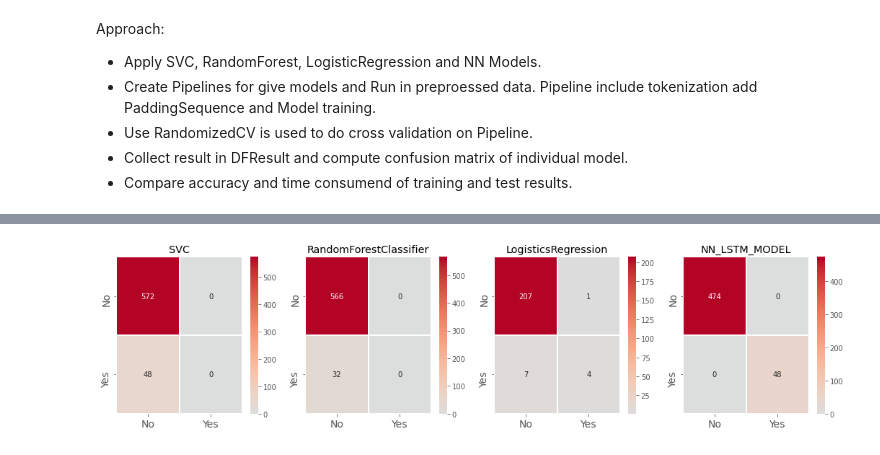
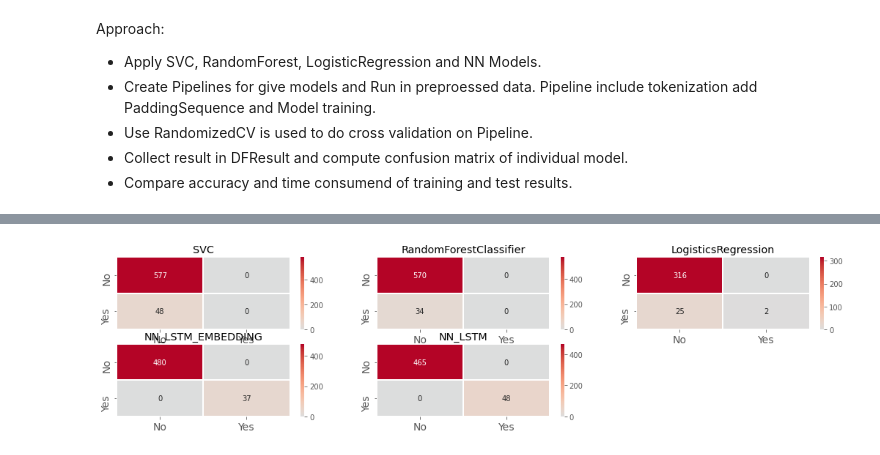
Before and after one commit to vikasktyagi0/capstone2020, a Jupyter notebook: AutomaticTicketAssignment.ipynb, the cells around one changed output, grey strips where cells are left out. Saved outputs shown, nothing was run; the diff lists cells and outputs as text; code cells hidden in the pictures.

Commit message:
Added new model (LSTM without embeddings)

```diff
--- a/AutomaticTicketAssignment.ipynb
+++ b/AutomaticTicketAssignment.ipynb
@@ -753,13 +899,14 @@ class ModelPipeline:
     return self.randomCV.score(xData, yData)
 # %%
 #NN model with LSTM and word2vec emebeddings.
-class NN_lstmModelPipeline(ModelPipeline):
+class NN_lstmEmbeddingModelPipeline(ModelPipeline):
   def getName(self):
-     return "NN_LSTM_MODEL"
+     return "NN_LSTM_EMBEDDING"
 
   def getModelParam(self):
+
     model_param = {
-        "model__epochs" : [15],
+        "model__epochs" : [25],
         "model__batch_size" : [100],
         "model__embeddingName" :  ['word2vec'],
         "model__activation": ['relu']
@@ -780,6 +927,34 @@ class NN_lstmModelPipeline(ModelPipeline):
 
   def getCallbacks(self):
     return [stop, reduce_lr]
+# %%
+class NN_lstmModelPipeline(ModelPipeline):
+  def getName(self):
+     return "NN_LSTM"
+
+  def getModelParam(self):
+
+    model_param = {
+        "model__epochs" : [25],
+        "model__batch_size" : [100],
+        "model__activation": ['relu']
+        }
+    return model_param
+
+  def createPipeline(self):
+    tokenizerTransfrmer = TokenizerTransformer()
+    tokenizerTransfrmer.fit(preprocess.X_train)
+    paddedSeq = PadSequencesTransformer(SENTENCE_LEN, PADDING_TYPE, TRUNCATE_TYPE)
+    model = NNModels(tokenizerTransfrmer)
+    nn_embedded_lstm =  KerasClassifier(build_fn=model.create_nn_lstm_model,verbose=VERBOSE )
+    pipeline = Pipeline([
+              ('tokenizer', TokenizerTransformer()),
+              ('padding', paddedSeq),
+              ('model', nn_embedded_lstm)])
+    return pipeline
+
+  def getCallbacks(self):
+    return [stop, reduce_lr]
 # %%
 #SVC
 class SVC_Pipeline(ModelPipeline):
@@ -796,7 +971,7 @@ class SVC_Pipeline(ModelPipeline):
 
   def createPipeline(self):
     paddedSeq = PadSequencesTransformer(SENTENCE_LEN, PADDING_TYPE, TRUNCATE_TYPE)
-    model = SVC(kernel='rbf')
+    model = SVC()
     pipeline = Pipeline([
               ('tokenizer', TokenizerTransformer()),
               ('padding', paddedSeq),
@@ -859,4 +1034,4 @@ class Logistics_Pipeline(ModelPipeline):
     pass
 # %%
 #List of pipelines to run
-pipelines = [ SVC_Pipeline() , RFC_Pipeline() , Logistics_Pipeline() , NN_lstmModelPipeline()]
+pipelines = [ SVC_Pipeline() , RFC_Pipeline() , Logistics_Pipeline() ,NN_lstmEmbeddingModelPipeline() ,NN_lstmModelPipeline()]
@@ -916,8 +1087,8 @@ Pipeline NN_LSTM_MODEL end
 # %%
 #Draw confusion matrix on prediction set.
-plotter.draw_cm_matrix(cm_dict, 1, 4)
+plotter.draw_cm_matrix(cm_dict, 2, 3)
 # %% [output]
-[figure, old version]
+[figure, new version]
 # %%
 #Trace Relsults.
 metrics = plotter.writ_metrics_cm(cm_dict)
```
Also changed, not shown: parts of 21 cells of this notebook, 1 other file.
